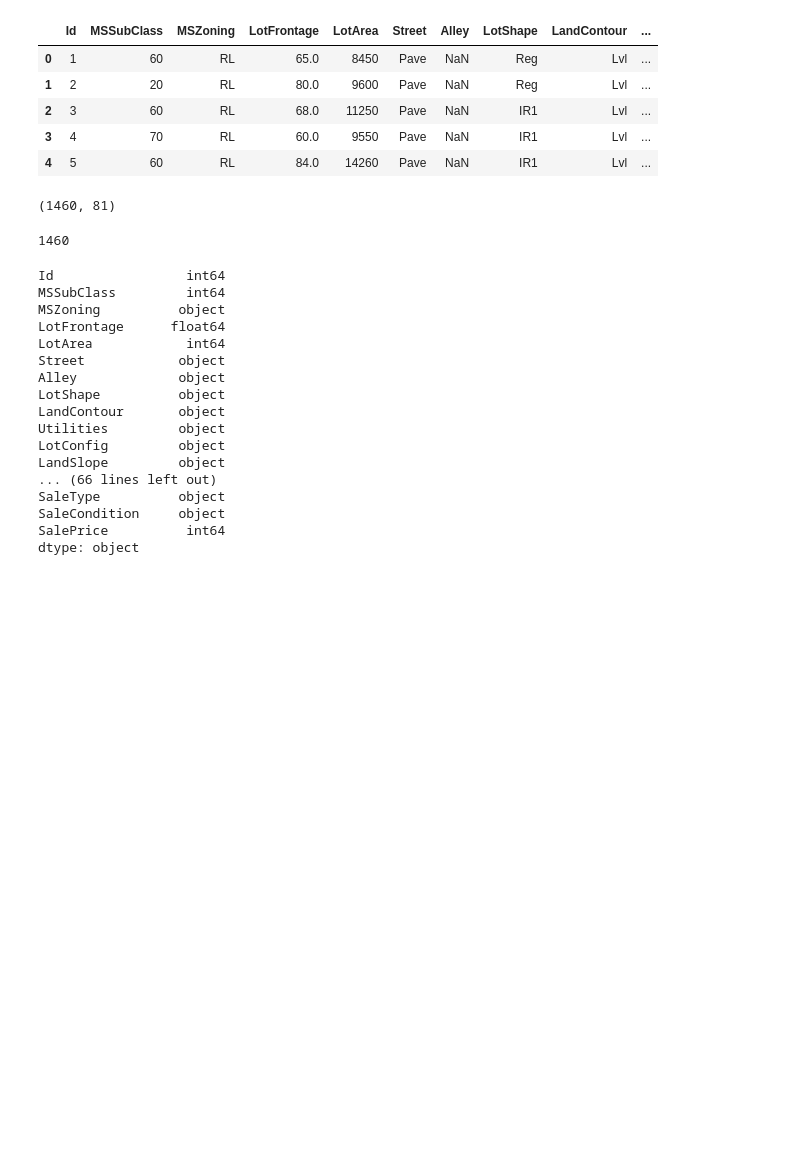
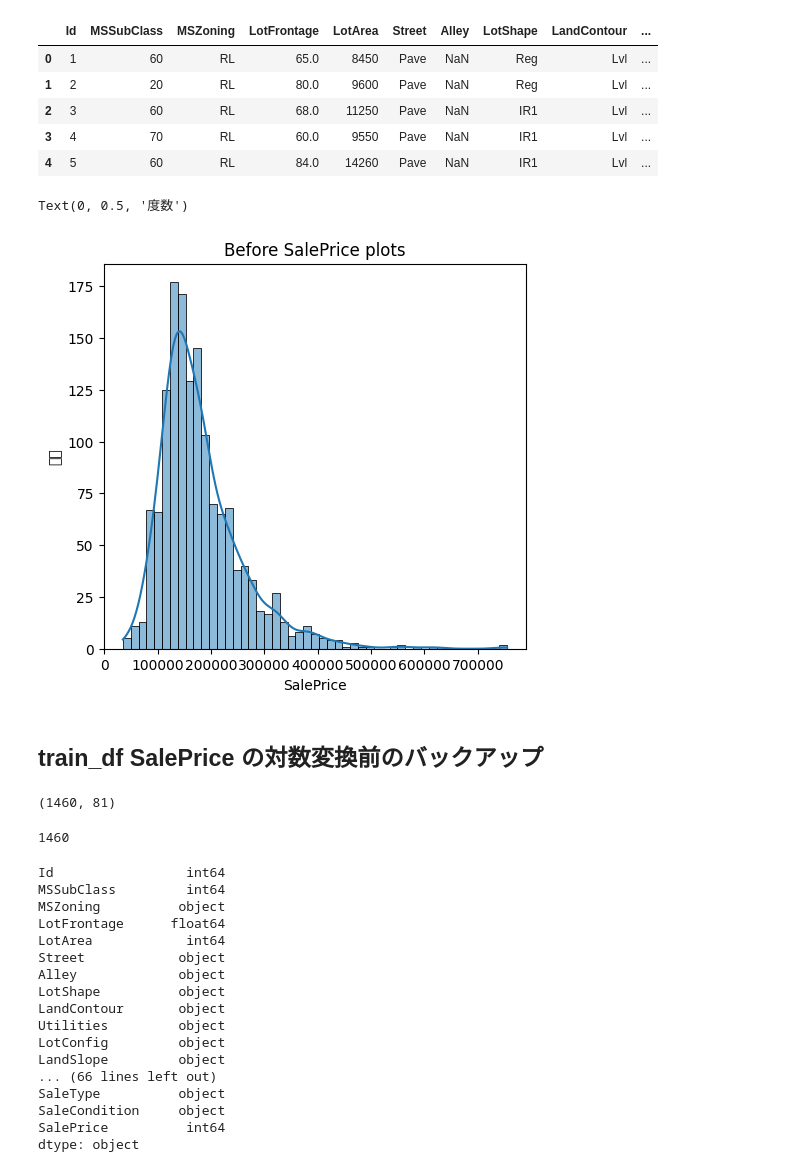
Before and after one commit to TAKUSHIone/test, a Jupyter notebook: house-price-r7-07-12.ipynb, the cells around one changed output. Drawn from its saved outputs; the diff is of its cells as text; code cells hidden in the pictures; blank space fills up the shorter version.

Commit message:
Kaggle Notebook | house-price-r7-08-10 | Version 36

```diff
--- a/house-price-r7-07-12.ipynb
+++ b/house-price-r7-07-12.ipynb
@@ -31,6 +31,20 @@ train_df.head()
 | 2 | 3 | 60 | RL | 68.0 | 11250 | Pave | NaN | IR1 | Lvl | ... |
 | 3 | 4 | 70 | RL | 60.0 | 9550 | Pave | NaN | IR1 | Lvl | ... |
 | 4 | 5 | 60 | RL | 84.0 | 14260 | Pave | NaN | IR1 | Lvl | ... |
+# %%
+plt.figure(figsize=(12, 5))
+
+# 左側のプロット：変換前のヒストグラム
+plt.subplot(1, 2, 1)
+sns.histplot(train_df['SalePrice'], kde=True)
+plt.title('Before SalePrice plots')
+plt.xlabel('SalePrice')
+plt.ylabel('度数')
+# %% [output]
+Text(0, 0.5, '度数')
+[figure, added]
+# %% [markdown]
+## train_df SalePrice の対数変換前のバックアップ
 # %%
 #1460ID（行）と、81カラム（列）とわかる。
 train_df.shape
```
Also changed, not shown: parts of 21 cells of this notebook.
